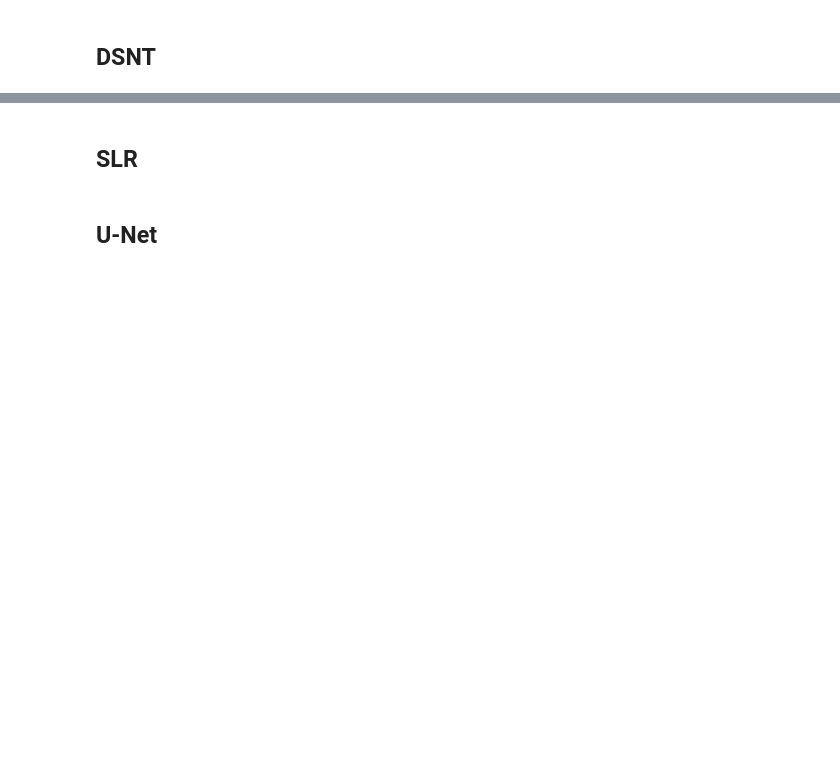
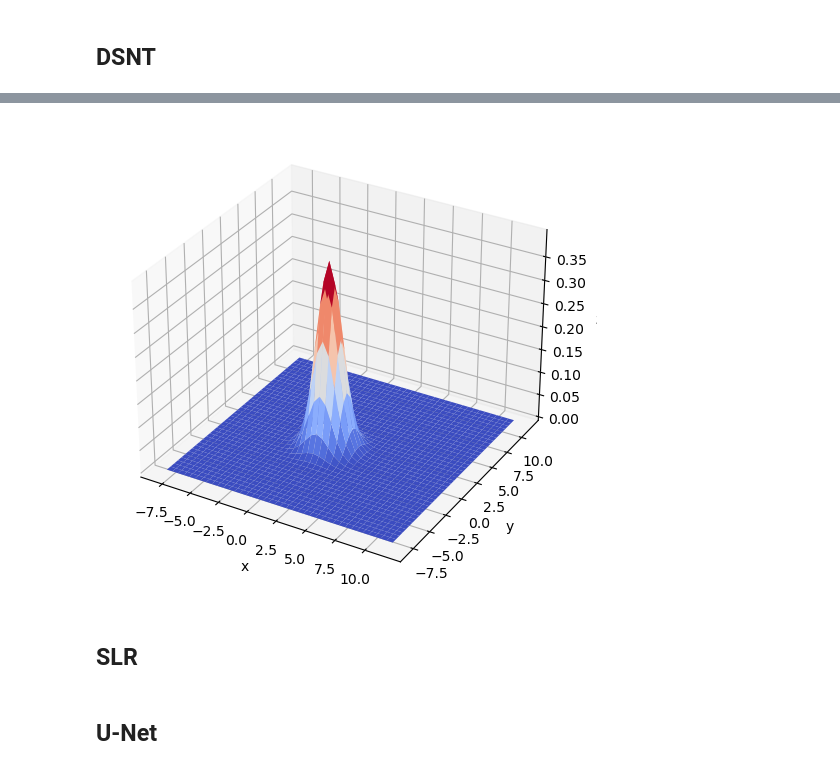
Before and after one commit to acherking/CT-MRI_LandmarkDetection, a Jupyter notebook: Preparation/check_models.ipynb, the cells around one changed output, grey strips where cells are left out. Drawn from its saved outputs; the diff is of its cells as text; code cells hidden in the pictures; blank space fills up the shorter version.

```diff
--- a/Preparation/check_models.ipynb
+++ b/Preparation/check_models.ipynb
@@ -72,6 +110,40 @@ print(output)
 # %%
 print(p[0, :, :, 0, 0, 0])
 print(p[0, :, :, 1, 0, 0])
+# %%
+## Heatmap regularization
+
+import numpy as np
+
+def np_bivariate_normal_pdf(domain, mean, variance):
+    X = np.arange(-domain+mean, domain+mean, variance)
+    Y = np.arange(-domain+mean, domain+mean, variance)
+    X, Y = np.meshgrid(X, Y)
+    R = np.sqrt(X**2 + Y**2)
+    Z = ((1. / np.sqrt(2 * np.pi)) * np.exp(-.5*R**2))
+    return X+mean, Y+mean, Z
+# %%
+import matplotlib.pyplot as plt
+from matplotlib import cm
+from mpl_toolkits.mplot3d import Axes3D
+
+def plt_plot_bivariate_normal_pdf(x, y, z, name):
+    fig = plt.figure(figsize=(12, 6))
+    ax = fig.add_subplot(projection='3d')
+    ax.plot_surface(x, y, z,
+                    cmap=cm.coolwarm,
+                    linewidth=0,
+                    antialiased=True)
+    ax.set_xlabel('x')
+    ax.set_ylabel('y')
+    ax.set_zlabel('z');
+    plt.show()
+# %%
+X, Y, Z = np_bivariate_normal_pdf(10, 1, 0.5)
+
+plt_plot_bivariate_normal_pdf(X, Y, Z, "np_5_1_0.5")
+# %% [output]
+[figure, added]
 # %% [markdown]
 ## SLR
 # %%
```
Also changed, not shown: parts of 8 cells of this notebook, 4 other files.
